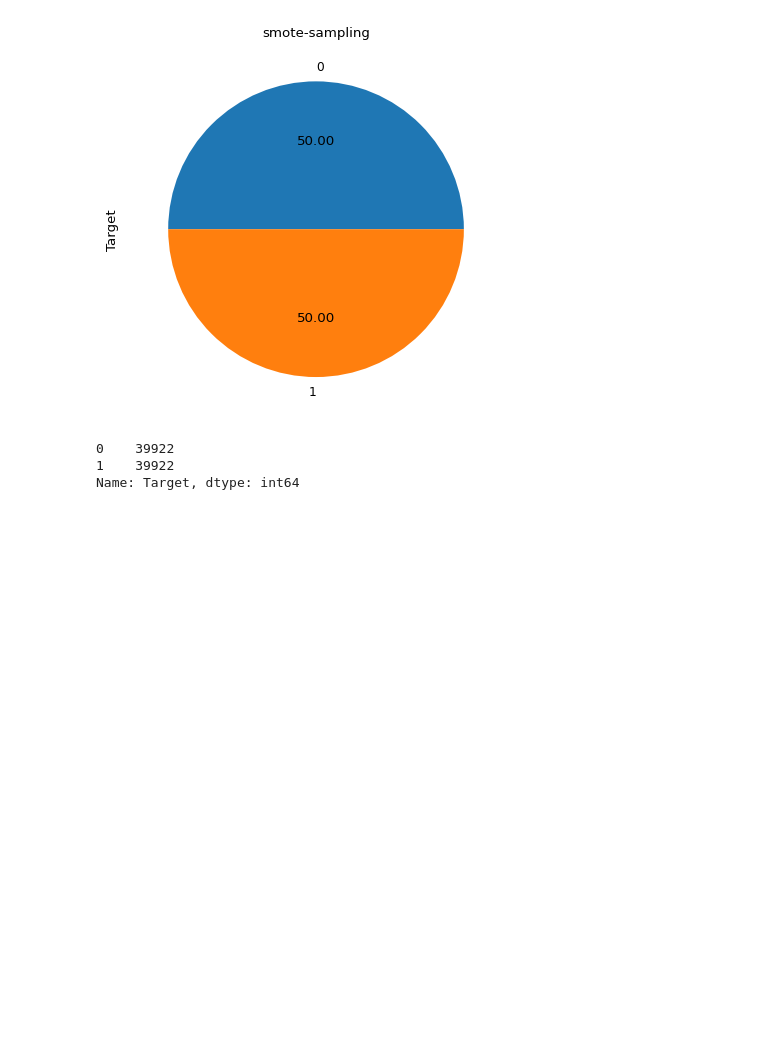
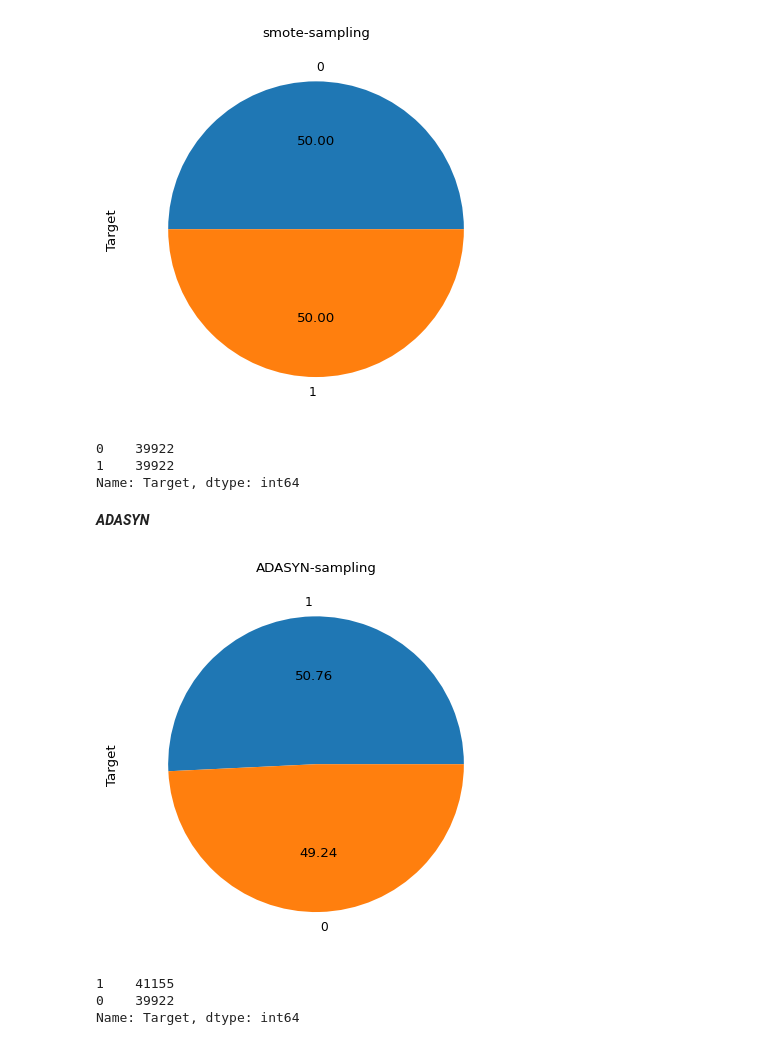
Before and after one commit to insreeraj/ICT_Assignments, a Jupyter notebook: FinalProject/Bank.ipynb, the cells around one changed output. Drawn from its saved outputs; the diff is of its cells as text; code cells hidden in the pictures; blank space fills up the shorter version.

```diff
--- a/FinalProject/Bank.ipynb
+++ b/FinalProject/Bank.ipynb
@@ -629,3 +641,19 @@ y_sm.value_counts()
 0    39922
 1    39922
 Name: Target, dtype: int64
+# %% [markdown]
+***ADASYN***
+# %%
+from imblearn.over_sampling import ADASYN
+
+X_resampled, y_resampled = ADASYN().fit_resample(X, y)
+ax = y_resampled.value_counts().plot.pie(autopct='%.2f')
+_ = ax.set_title("ADASYN-sampling")
+# %% [output]
+[figure, added]
+# %%
+y_resampled.value_counts()
+# %% [output]
+1    41155
+0    39922
+Name: Target, dtype: int64
```
Also changed, not shown: parts of 58 cells of this notebook.
